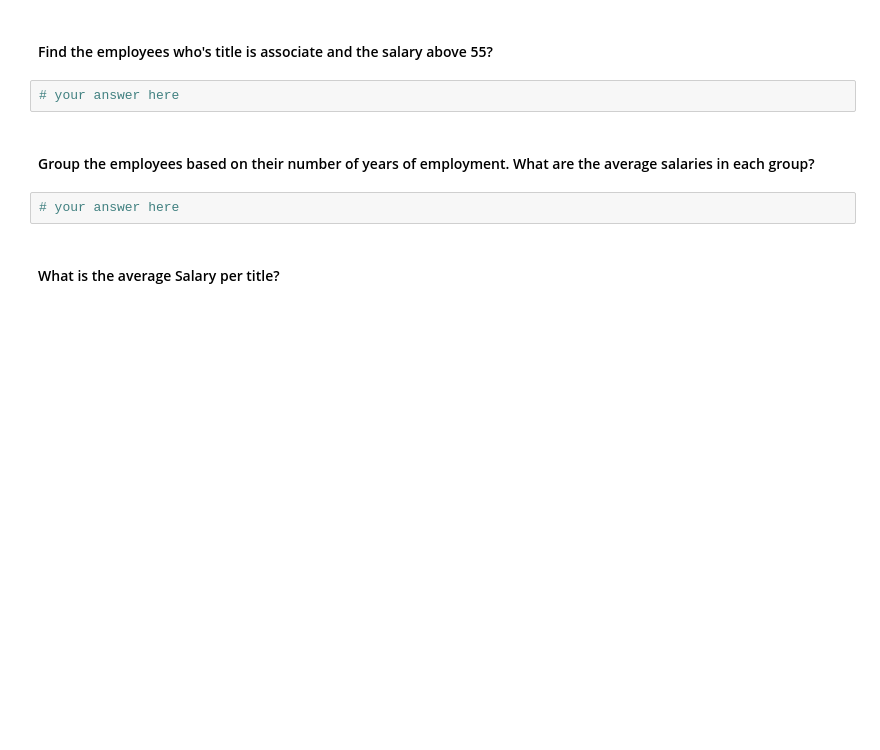
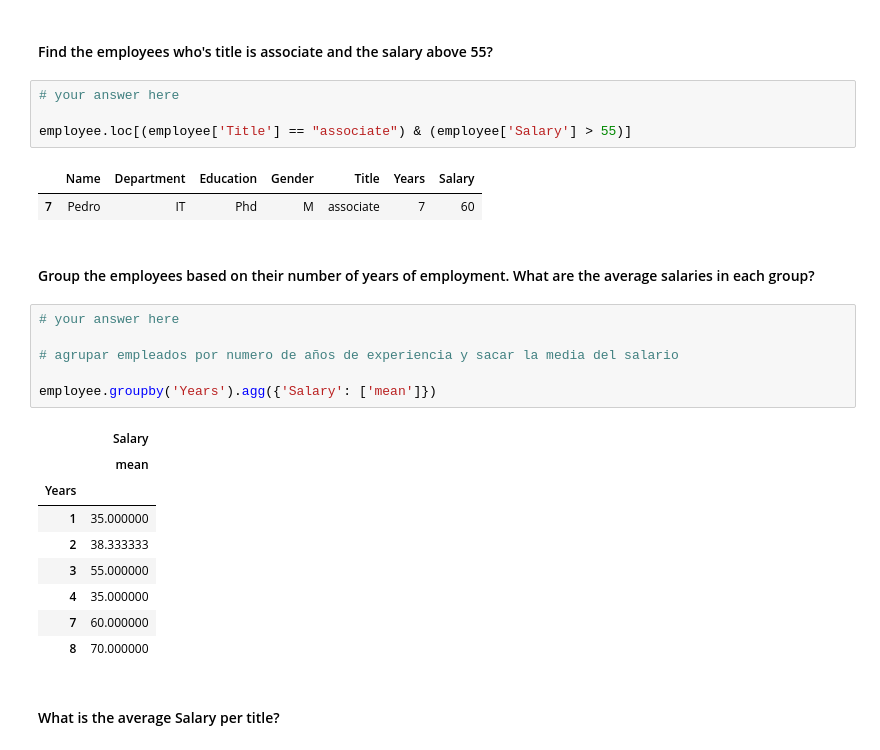
Before and after one commit to Ironhack-Data-Madrid-Octubre-2023/5.1-lab_subsetting_and_descriptive_stats, a Jupyter notebook: your-code/main.ipynb, the cells around one changed output. Drawn from its saved outputs; the diff is of its cells as text; blank space fills up the shorter version.

```diff
--- a/your-code/main.ipynb
+++ b/your-code/main.ipynb
@@ -238,10 +251,29 @@ employee.loc[employee['Salary'] == employee['Salary'].min()]
 #### Find the employees who's title is associate and the salary above 55?
 # %%
 # your answer here
+
+employee.loc[(employee['Title'] == "associate") & (employee['Salary'] > 55)]
+# %% [output]
+|  | Name | Department | Education | Gender | Title | Years | Salary |
+| 7 | Pedro | IT | Phd | M | associate | 7 | 60 |
 # %% [markdown]
 #### Group the employees based on their number of years of employment. What are the average salaries in each group?
-# %%
-# your answer here
+# %%
+# your answer here
+
+# agrupar empleados por numero de años de experiencia y sacar la media del salario
+
+employee.groupby('Years').agg({'Salary': ['mean']})
+# %% [output]
+|  | Salary |
+|  | mean |
+| Years |  |
+| 1 | 35.000000 |
+| 2 | 38.333333 |
+| 3 | 55.000000 |
+| 4 | 35.000000 |
+| 7 | 60.000000 |
+| 8 | 70.000000 |
 # %% [markdown]
 ####  What is the average Salary per title?
 # %%
```
Also changed, not shown: parts of 11 cells of this notebook.
